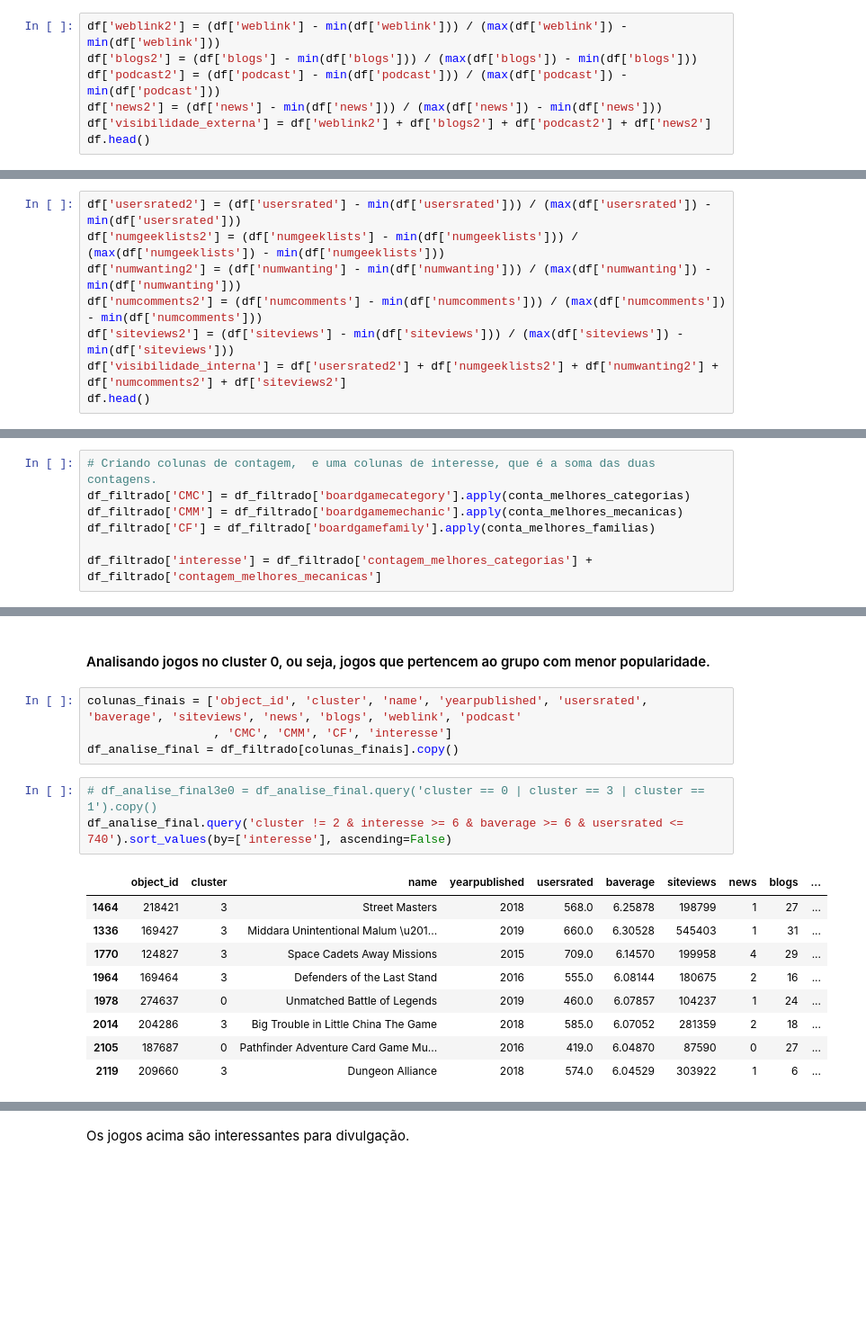
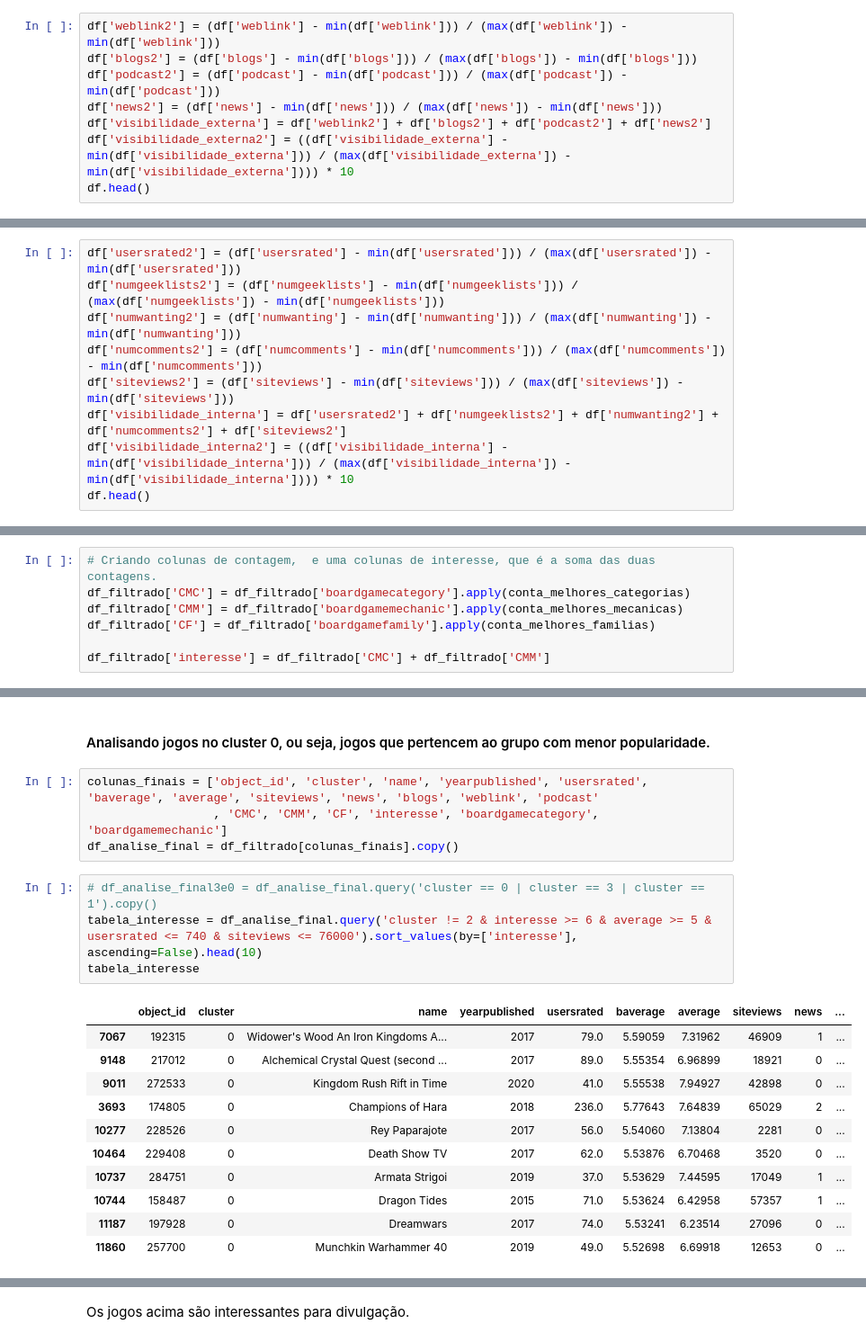
Before and after one commit to enzo-giannoni/Treinamento-1, a Jupyter notebook: storytelling-enzo.ipynb, the cells around one changed output, grey strips where cells are left out. Shown at 90% size. Saved outputs shown, nothing was run; the diff lists cells and outputs as text; blank space fills up the shorter version.

```diff
--- a/storytelling-enzo.ipynb
+++ b/storytelling-enzo.ipynb
@@ -173,6 +173,7 @@ df['blogs2'] = (df['blogs'] - min(df['blogs'])) / (max(df['blogs']) - min(df['bl
 df['podcast2'] = (df['podcast'] - min(df['podcast'])) / (max(df['podcast']) - min(df['podcast']))
 df['news2'] = (df['news'] - min(df['news'])) / (max(df['news']) - min(df['news']))
 df['visibilidade_externa'] = df['weblink2'] + df['blogs2'] + df['podcast2'] + df['news2']
+df['visibilidade_externa2'] = ((df['visibilidade_externa'] - min(df['visibilidade_externa'])) / (max(df['visibilidade_externa']) - min(df['visibilidade_externa']))) * 10
 df.head()
 # %% [output]
 |  | object_id | name | yearpublished | sortindex | maxplayers | minplaytime | maxplaytime | minage | ... |
@@ -191,6 +191,7 @@ df['numwanting2'] = (df['numwanting'] - min(df['numwanting'])) / (max(df['numwan
 df['numcomments2'] = (df['numcomments'] - min(df['numcomments'])) / (max(df['numcomments']) - min(df['numcomments']))
 df['siteviews2'] = (df['siteviews'] - min(df['siteviews'])) / (max(df['siteviews']) - min(df['siteviews']))
 df['visibilidade_interna'] = df['usersrated2'] + df['numgeeklists2'] + df['numwanting2'] + df['numcomments2'] + df['siteviews2']
+df['visibilidade_interna2'] = ((df['visibilidade_interna'] - min(df['visibilidade_interna'])) / (max(df['visibilidade_interna']) - min(df['visibilidade_interna']))) * 10
 df.head()
 # %% [output]
 |  | object_id | name | yearpublished | sortindex | maxplayers | minplaytime | maxplaytime | minage | ... |
@@ -519,7 +521,7 @@ df_filtrado['CMC'] = df_filtrado['boardgamecategory'].apply(conta_melhores_categ
 df_filtrado['CMM'] = df_filtrado['boardgamemechanic'].apply(conta_melhores_mecanicas)
 df_filtrado['CF'] = df_filtrado['boardgamefamily'].apply(conta_melhores_familias)
 
-df_filtrado['interesse'] = df_filtrado['contagem_melhores_categorias'] + df_filtrado['contagem_melhores_mecanicas']
+df_filtrado['interesse'] = df_filtrado['CMC'] + df_filtrado['CMM']
 # %% [markdown]
 Criei as métricas de contagem a seguir:
 
@@ -543,20 +545,23 @@ df_filtrado[['CMC', 'CMM', 'CF', 'interesse', 'usersrated', 'cluster', 'baverage
 # %% [markdown]
 #### Analisando jogos no cluster 0, ou seja, jogos que pertencem ao grupo com menor popularidade.
 # %%
-colunas_finais = ['object_id', 'cluster', 'name', 'yearpublished', 'usersrated', 'baverage', 'siteviews', 'news', 'blogs', 'weblink', 'podcast'
-                  , 'CMC', 'CMM', 'CF', 'interesse']
+colunas_finais = ['object_id', 'cluster', 'name', 'yearpublished', 'usersrated', 'baverage', 'average', 'siteviews', 'news', 'blogs', 'weblink', 'podcast'
+                  , 'CMC', 'CMM', 'CF', 'interesse', 'boardgamecategory', 'boardgamemechanic']
 df_analise_final = df_filtrado[colunas_finais].copy()
 # %%
 # df_analise_final3e0 = df_analise_final.query('cluster == 0 | cluster == 3 | cluster == 1').copy()
-df_analise_final.query('cluster != 2 & interesse >= 6 & baverage >= 6 & usersrated <= 740').sort_values(by=['interesse'], ascending=False)
+tabela_interesse = df_analise_final.query('cluster != 2 & interesse >= 6 & average >= 5 & usersrated <= 740 & siteviews <= 76000').sort_values(by=['interesse'], ascending=False).head(10)
+tabela_interesse
 # %% [output]
-|  | object_id | cluster | name | yearpublished | usersrated | baverage | siteviews | news | blogs | ... |
-| 1464 | 218421 | 3 | Street Masters | 2018 | 568.0 | 6.25878 | 198799 | 1 | 27 | ... |
-| 1336 | 169427 | 3 | Middara Unintentional Malum \u201... | 2019 | 660.0 | 6.30528 | 545403 | 1 | 31 | ... |
-| 1770 | 124827 | 3 | Space Cadets Away Missions | 2015 | 709.0 | 6.14570 | 199958 | 4 | 29 | ... |
-| 1964 | 169464 | 3 | Defenders of the Last Stand | 2016 | 555.0 | 6.08144 | 180675 | 2 | 16 | ... |
-| 1978 | 274637 | 0 | Unmatched Battle of Legends | 2019 | 460.0 | 6.07857 | 104237 | 1 | 24 | ... |
-| 2014 | 204286 | 3 | Big Trouble in Little China The Game | 2018 | 585.0 | 6.07052 | 281359 | 2 | 18 | ... |
-| 2105 | 187687 | 0 | Pathfinder Adventure Card Game Mu... | 2016 | 419.0 | 6.04870 | 87590 | 0 | 27 | ... |
-| 2119 | 209660 | 3 | Dungeon Alliance | 2018 | 574.0 | 6.04529 | 303922 | 1 | 6 | ... |
+|  | object_id | cluster | name | yearpublished | usersrated | baverage | average | siteviews | news | ... |
+| 7067 | 192315 | 0 | Widower's Wood An Iron Kingdoms A... | 2017 | 79.0 | 5.59059 | 7.31962 | 46909 | 1 | ... |
+| 9148 | 217012 | 0 | Alchemical Crystal Quest (second ... | 2017 | 89.0 | 5.55354 | 6.96899 | 18921 | 0 | ... |
+| 9011 | 272533 | 0 | Kingdom Rush Rift in Time | 2020 | 41.0 | 5.55538 | 7.94927 | 42898 | 0 | ... |
+| 3693 | 174805 | 0 | Champions of Hara | 2018 | 236.0 | 5.77643 | 7.64839 | 65029 | 2 | ... |
+| 10277 | 228526 | 0 | Rey Paparajote | 2017 | 56.0 | 5.54060 | 7.13804 | 2281 | 0 | ... |
+| 10464 | 229408 | 0 | Death Show TV | 2017 | 62.0 | 5.53876 | 6.70468 | 3520 | 0 | ... |
+| 10737 | 284751 | 0 | Armata Strigoi | 2019 | 37.0 | 5.53629 | 7.44595 | 17049 | 1 | ... |
+| 10744 | 158487 | 0 | Dragon Tides | 2015 | 71.0 | 5.53624 | 6.42958 | 57357 | 1 | ... |
+| 11187 | 197928 | 0 | Dreamwars | 2017 | 74.0 | 5.53241 | 6.23514 | 27096 | 0 | ... |
+| 11860 | 257700 | 0 | Munchkin Warhammer 40 | 2019 | 49.0 | 5.52698 | 6.69918 | 12653 | 0 | ... |
 # %%
```
Also changed, not shown: parts of 8 cells of this notebook.
